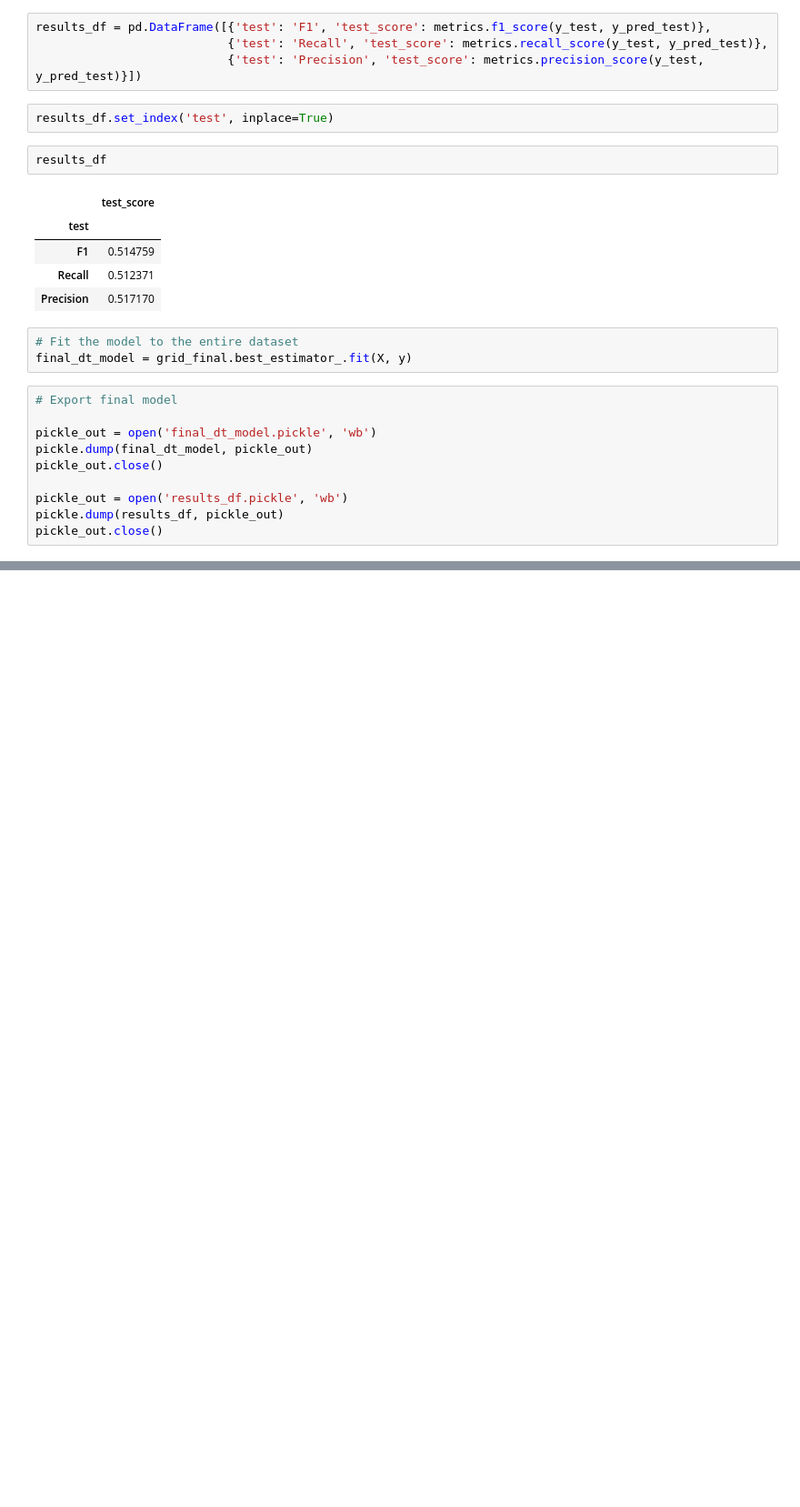
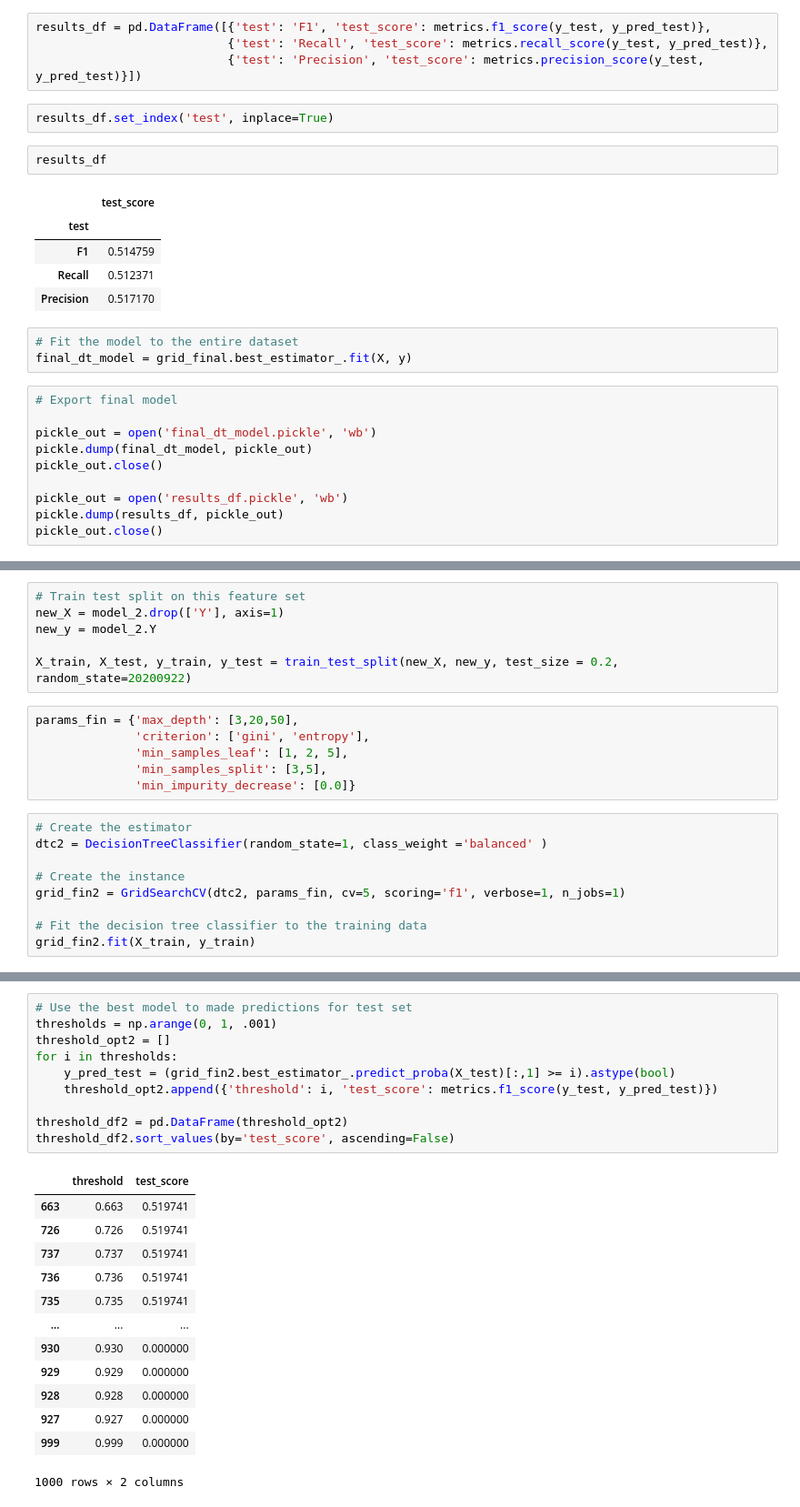
Before and after one commit to carlosiruiz/Bakeoff2, a Jupyter notebook: 2020_09_22_classification_bakeoff_modeling.ipynb, the cells around one changed output, grey strips where cells are left out. Shown: that part at 91% size. Drawn from its saved outputs; the diff is of its cells as text; blank space fills up the shorter version.

```diff
--- a/2020_09_22_classification_bakeoff_modeling.ipynb
+++ b/2020_09_22_classification_bakeoff_modeling.ipynb
@@ -1316,0 +1328,21 @@ pickle_out.close()
+# %%
+# Train test split on this feature set
+new_X = model_2.drop(['Y'], axis=1)
+new_y = model_2.Y
+
+X_train, X_test, y_train, y_test = train_test_split(new_X, new_y, test_size = 0.2, random_state=20200922)
+# %%
+params_fin = {'max_depth': [3,20,50],
+              'criterion': ['gini', 'entropy'],
+              'min_samples_leaf': [1, 2, 5],
+              'min_samples_split': [3,5],
+              'min_impurity_decrease': [0.0]}
+# %%
+# Create the estimator
+dtc2 = DecisionTreeClassifier(random_state=1, class_weight ='balanced' )
+
+# Create the instance
+grid_fin2 = GridSearchCV(dtc2, params_fin, cv=5, scoring='f1', verbose=1, n_jobs=1)
+
+# Fit the decision tree classifier to the training data
+grid_fin2.fit(X_train, y_train)
@@ -1316,0 +1370,24 @@ pickle_out.close()
+# %%
+# Use the best model to made predictions for test set
+thresholds = np.arange(0, 1, .001)
+threshold_opt2 = []
+for i in thresholds:
+    y_pred_test = (grid_fin2.best_estimator_.predict_proba(X_test)[:,1] >= i).astype(bool)
+    threshold_opt2.append({'threshold': i, 'test_score': metrics.f1_score(y_test, y_pred_test)})
+
+threshold_df2 = pd.DataFrame(threshold_opt2)
+threshold_df2.sort_values(by='test_score', ascending=False)
+# %% [output]
+|  | threshold | test_score |
+| 663 | 0.663 | 0.519741 |
+| 726 | 0.726 | 0.519741 |
+| 737 | 0.737 | 0.519741 |
+| 736 | 0.736 | 0.519741 |
+| 735 | 0.735 | 0.519741 |
+| ... | ... | ... |
+| 930 | 0.930 | 0.000000 |
+| 929 | 0.929 | 0.000000 |
+| 928 | 0.928 | 0.000000 |
+| 927 | 0.927 | 0.000000 |
+| 999 | 0.999 | 0.000000 |
+1000 rows × 2 columns
```
Also changed, not shown: parts of 11 cells of this notebook, 4 other files.
